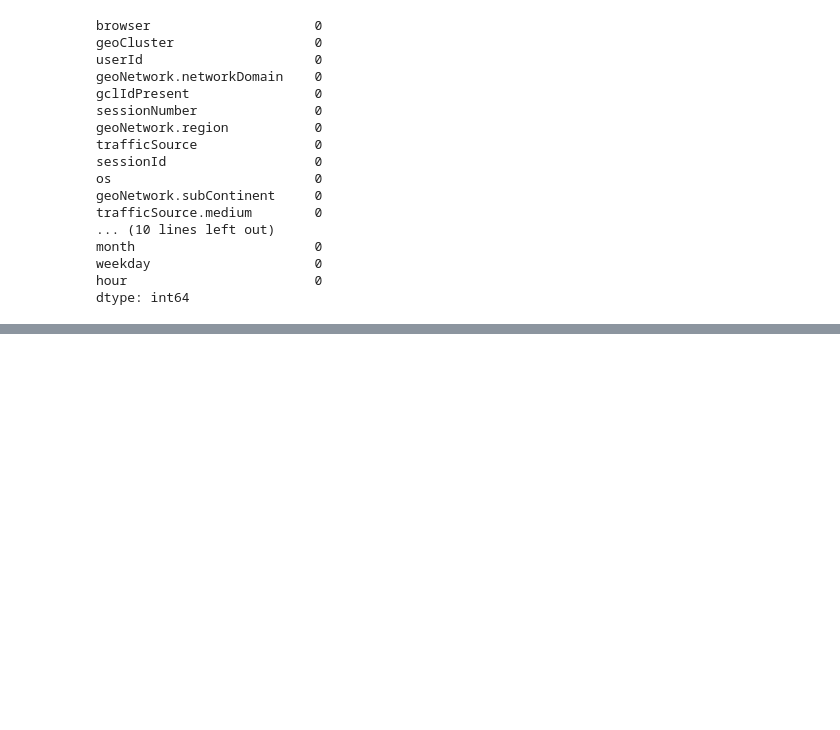
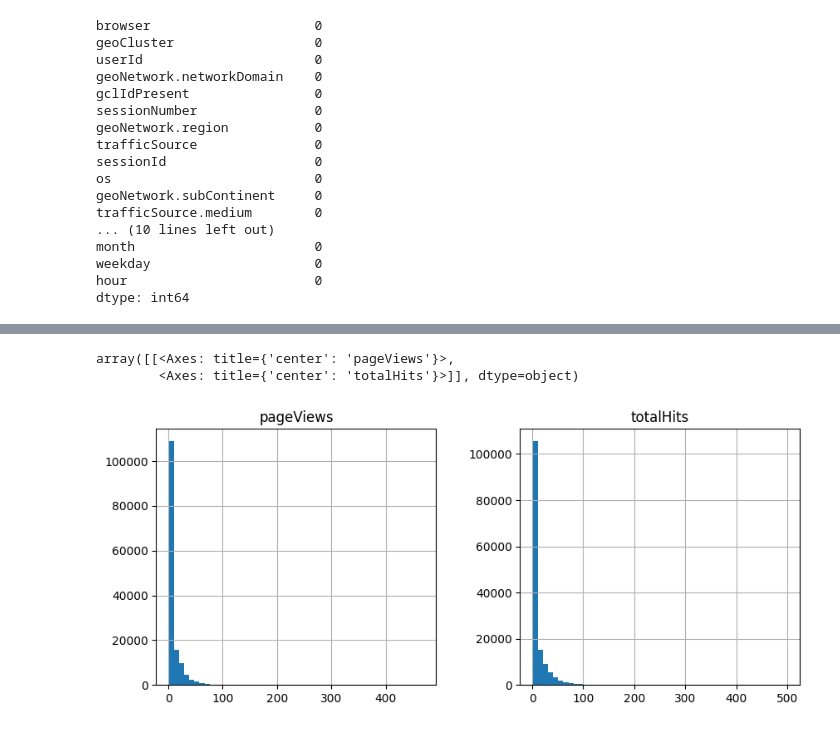
Before and after one commit to RaviSoni804426/Data-Code, a Jupyter notebook: College Project/Project.ipynb, the cells around one changed output, grey strips where cells are left out. Saved outputs shown, nothing was run; the diff lists cells and outputs as text; code cells hidden in the pictures; blank space fills up the shorter version.

```diff
--- a/College Project/Project.ipynb
+++ b/College Project/Project.ipynb
@@ -322,2 +322,5 @@ print(cleaned_df.duplicated().sum())
 # %%
 cleaned_df = cleaned_df.drop_duplicates()
+# %%
+for col in cleaned_df.select_dtypes(include='object').columns:
+    print(f"{col}: {cleaned_df[col].nunique()}")
@@ -323,0 +378,5 @@ cleaned_df = cleaned_df.drop_duplicates()
+# %%
+cleaned_df.loc[:, 'geoNetwork.metro'] = cleaned_df['geoNetwork.metro'].replace(
+    ['(not set)', 'not available in demo dataset'],
+    'Unknown'
+)
@@ -323,0 +400,5 @@ cleaned_df = cleaned_df.drop_duplicates()
+# %%
+# Check for leftover placeholders in object columns
+for col in cleaned_df.select_dtypes(include='object').columns:
+    if cleaned_df[col].isin(['(not set)', 'not set', 'unknown']).any():
+        print(f"⚠️ Placeholder values still exist in: {col}")
@@ -323,0 +415,7 @@ cleaned_df = cleaned_df.drop_duplicates()
+# %%
+# Define placeholder values to replace
+placeholders = ['not set', '(not set)', 'unknown']
+
+# Replace in all object columns
+for col in cleaned_df.select_dtypes(include='object').columns:
+    cleaned_df[col] = cleaned_df[col].replace(placeholders, 'not available in demo dataset')
@@ -323,0 +452,6 @@ cleaned_df = cleaned_df.drop_duplicates()
+# %%
+cleaned_df[['pageViews', 'totalHits']].hist(bins=50, figsize=(10, 4))
+# %% [output]
+array([[<Axes: title={'center': 'pageViews'}>,
+        <Axes: title={'center': 'totalHits'}>]], dtype=object)
+[figure, added]
```
Also changed, not shown: parts of 27 cells of this notebook.
